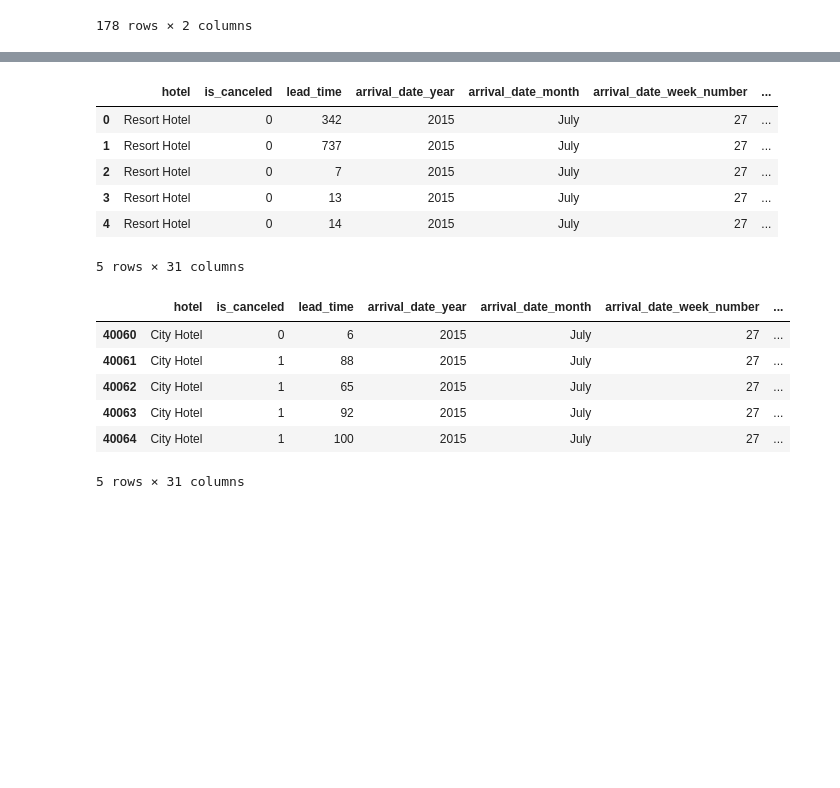
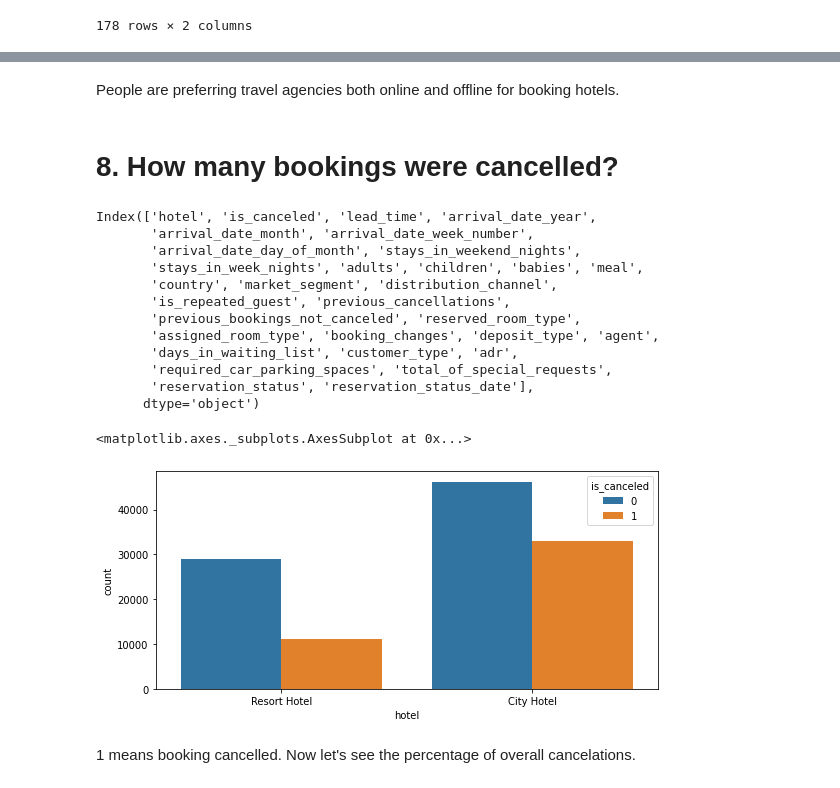
Before and after one commit to sadhanc0419/hotel-booking-data-analysis, a Jupyter notebook: Hotel_Booking_Analysis1_Capstone_Project.ipynb, the cells around one changed output, grey strips where cells are left out. Cells and saved outputs as stored; diff of their text form; code cells hidden in the pictures; blank space fills up the shorter version.

```diff
--- a/Hotel_Booking_Analysis1_Capstone_Project.ipynb
+++ b/Hotel_Booking_Analysis1_Capstone_Project.ipynb
@@ -364,20 +307,27 @@ ValueError: ignored
+# %% [markdown]
+People are preferring travel agencies both online and offline for booking hotels.
+# %% [markdown]
+# 8. How many bookings were cancelled?
 # %%
-df.head()
+df.columns
 # %% [output]
-|  | hotel | is_canceled | lead_time | arrival_date_year | arrival_date_month | arrival_date_week_number | ... |
-| 0 | Resort Hotel | 0 | 342 | 2015 | July | 27 | ... |
-| 1 | Resort Hotel | 0 | 737 | 2015 | July | 27 | ... |
-| 2 | Resort Hotel | 0 | 7 | 2015 | July | 27 | ... |
-| 3 | Resort Hotel | 0 | 13 | 2015 | July | 27 | ... |
-| 4 | Resort Hotel | 0 | 14 | 2015 | July | 27 | ... |
-5 rows × 31 columns
+Index(['hotel', 'is_canceled', 'lead_time', 'arrival_date_year',
+       'arrival_date_month', 'arrival_date_week_number',
+       'arrival_date_day_of_month', 'stays_in_weekend_nights',
+       'stays_in_week_nights', 'adults', 'children', 'babies', 'meal',
+       'country', 'market_segment', 'distribution_channel',
+       'is_repeated_guest', 'previous_cancellations',
+       'previous_bookings_not_canceled', 'reserved_room_type',
+       'assigned_room_type', 'booking_changes', 'deposit_type', 'agent',
+       'days_in_waiting_list', 'customer_type', 'adr',
+       'required_car_parking_spaces', 'total_of_special_requests',
+       'reservation_status', 'reservation_status_date'],
+      dtype='object')
-# %%
-city_hotel.head()
-# %% [output]
-|  | hotel | is_canceled | lead_time | arrival_date_year | arrival_date_month | arrival_date_week_number | ... |
-| 40060 | City Hotel | 0 | 6 | 2015 | July | 27 | ... |
-| 40061 | City Hotel | 1 | 88 | 2015 | July | 27 | ... |
-| 40062 | City Hotel | 1 | 65 | 2015 | July | 27 | ... |
-| 40063 | City Hotel | 1 | 92 | 2015 | July | 27 | ... |
-| 40064 | City Hotel | 1 | 100 | 2015 | July | 27 | ... |
-5 rows × 31 columns
+# %%
+plt.figure(figsize=(9,4))
+sns.countplot(x='hotel',hue='is_canceled',data=df)
+# %% [output]
+<matplotlib.axes._subplots.AxesSubplot at 0x...>
+[figure, added]
+# %% [markdown]
+1 means booking cancelled. Now let's see the percentage of overall cancelations.
```
Also changed, not shown: parts of 25 cells of this notebook.
